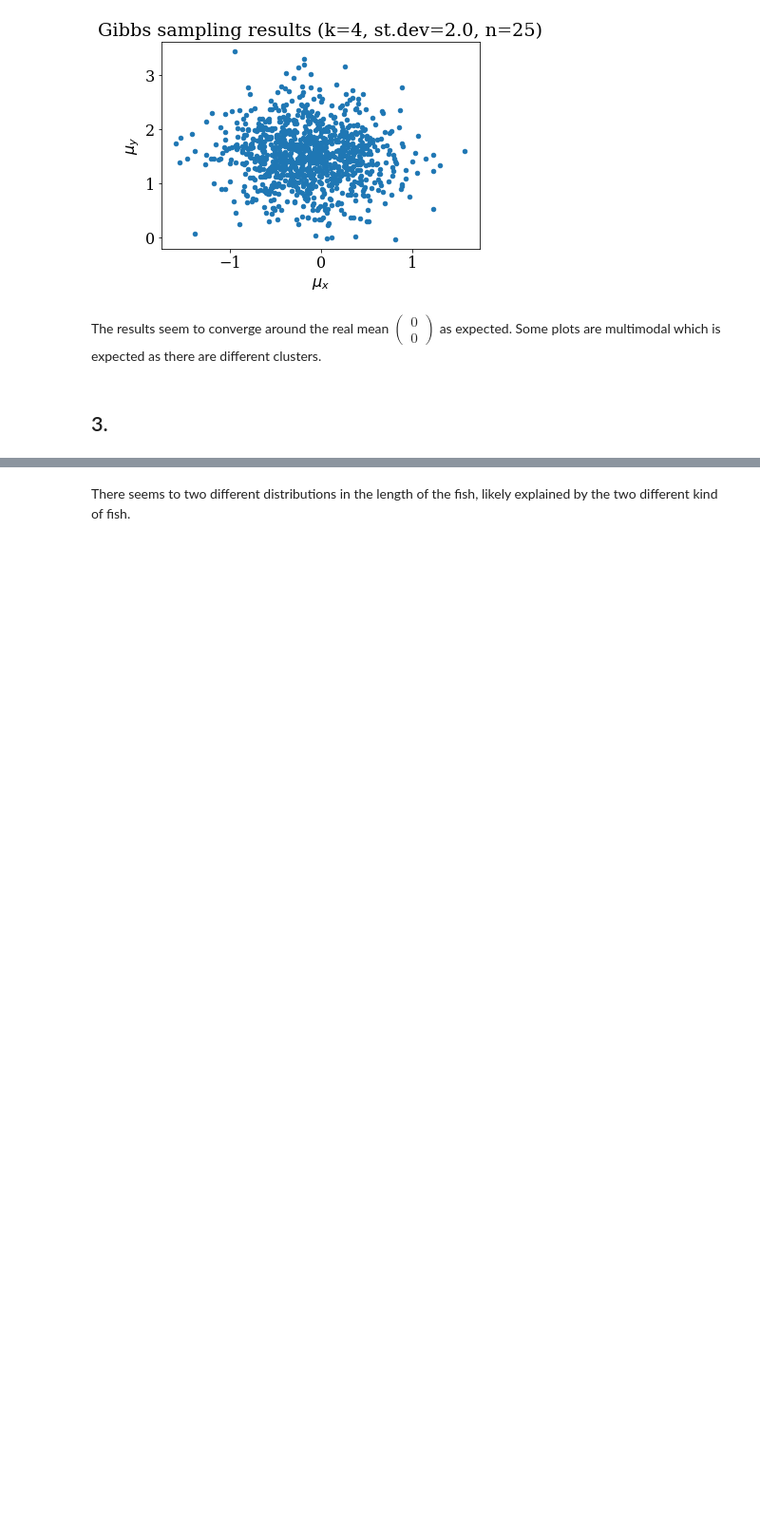
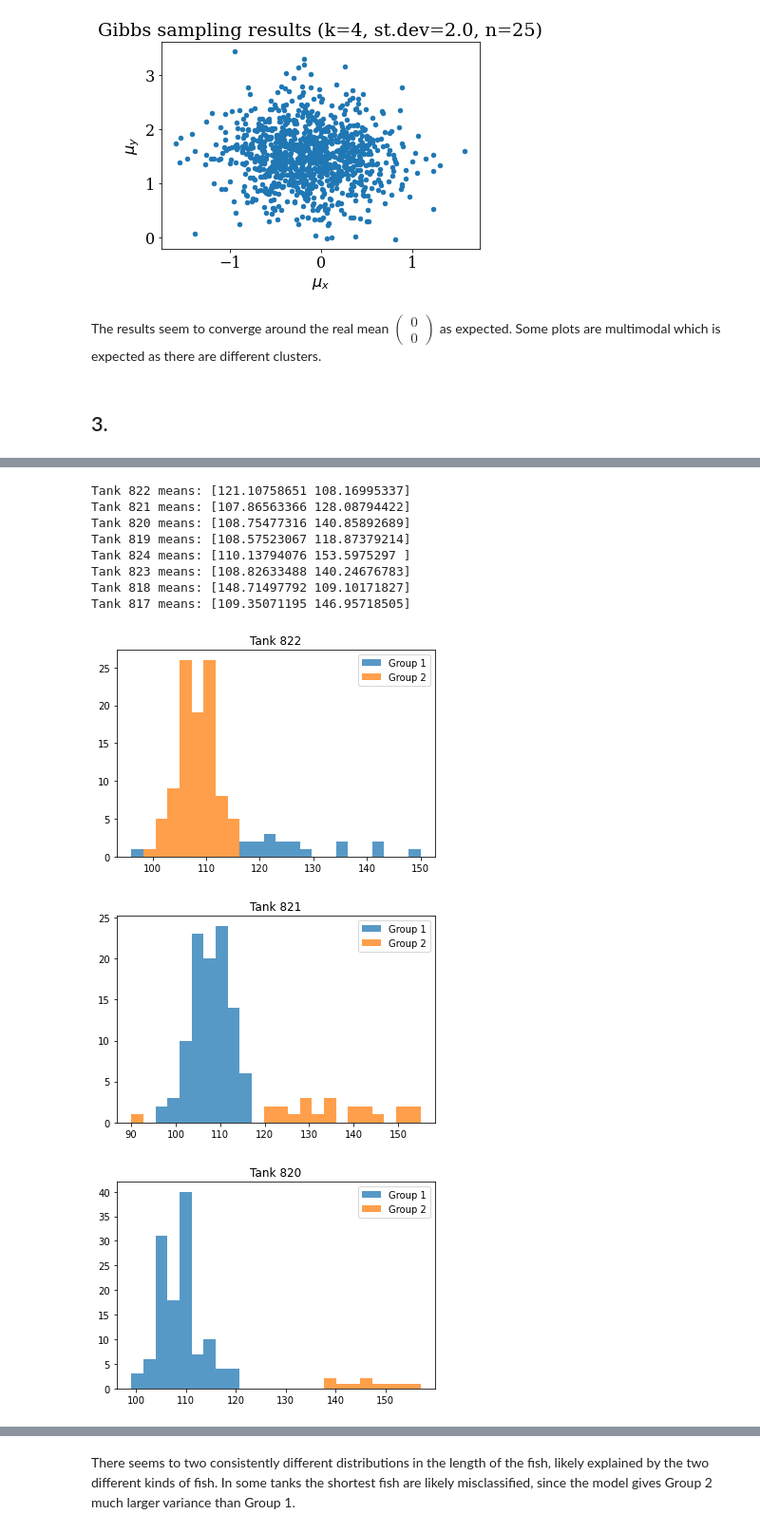
Before and after one commit to AnttiHaerkoenen/BAY1, a Jupyter notebook: exercise_5.ipynb, the cells around one changed output, grey strips where cells are left out. Shown at 95% size. Saved outputs shown, nothing was run; the diff lists cells and outputs as text; code cells hidden in the pictures; blank space fills up the shorter version.

```diff
--- a/exercise_5.ipynb
+++ b/exercise_5.ipynb
@@ -156,0 +104,35 @@ ValueError: cannot convert float NaN to integer
+# %%
+import numpy as np
+import pandas as pd
+import matplotlib.pyplot as plt
+from sklearn import mixture
+
+data = pd.read_csv('fish.csv', sep=';')
+
+for allas in data.Allas.unique():
+    tank = data.loc[data.Allas == allas].copy()
+    model = mixture.BayesianGaussianMixture(
+        n_components=2,
+    )
+    X = tank['Pituus'].values.reshape(-1, 1)
+    labels = model.fit_predict(X)
+    print(f"Tank {allas} means: {model.means_.flatten()}")
+    length = X.flatten()
+    bins = np.linspace(length.min(), length.max(), 25)
+    plt.hist(length[labels == 0], bins=bins, alpha=0.75, label='Group 1')
+    plt.hist(length[labels == 1], bins=bins, alpha=0.75, label='Group 2')
+    plt.title(f"Tank {allas}")
+    plt.legend(loc='upper right')
+    plt.show()
+# %% [output]
+Tank 822 means: [121.10758651 108.16995337]
+Tank 821 means: [107.86563366 128.08794422]
+Tank 820 means: [108.75477316 140.85892689]
+Tank 819 means: [108.57523067 118.87379214]
+Tank 824 means: [110.13794076 153.5975297 ]
+Tank 823 means: [108.82633488 140.24676783]
+Tank 818 means: [148.71497792 109.10171827]
+Tank 817 means: [109.35071195 146.95718505]
+[figure, added]
+[figure, added]
+[figure, added]
@@ -157,2 +144,4 @@ ValueError: cannot convert float NaN to integer
 # %% [markdown]
-There seems to two different distributions in the length of the fish, likely explained by the two different kind of fish.
+There seems to two consistently different distributions in the length of the fish, likely explained by the two different
+kinds of fish. In some tanks the shortest fish are likely misclassified, since the model gives Group 2 much larger
+variance than Group 1.
```
Also changed, not shown: parts of 2 cells of this notebook.
